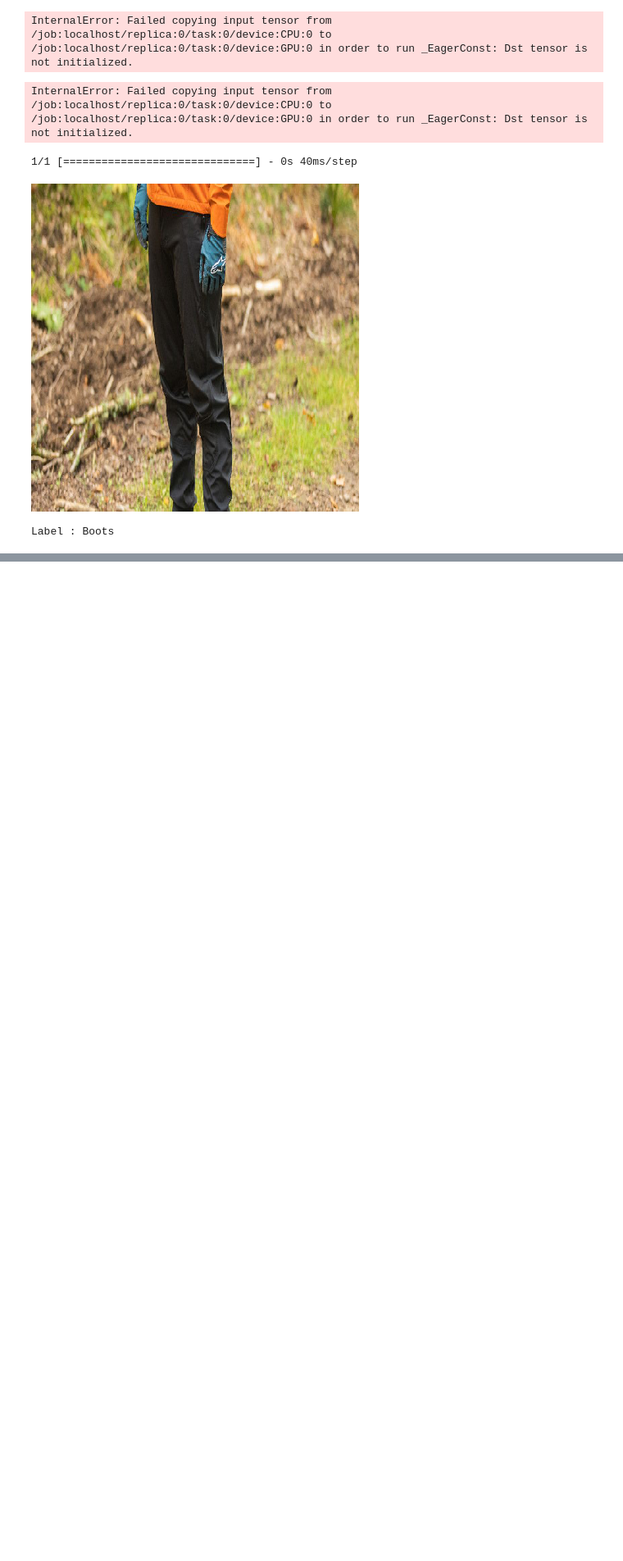
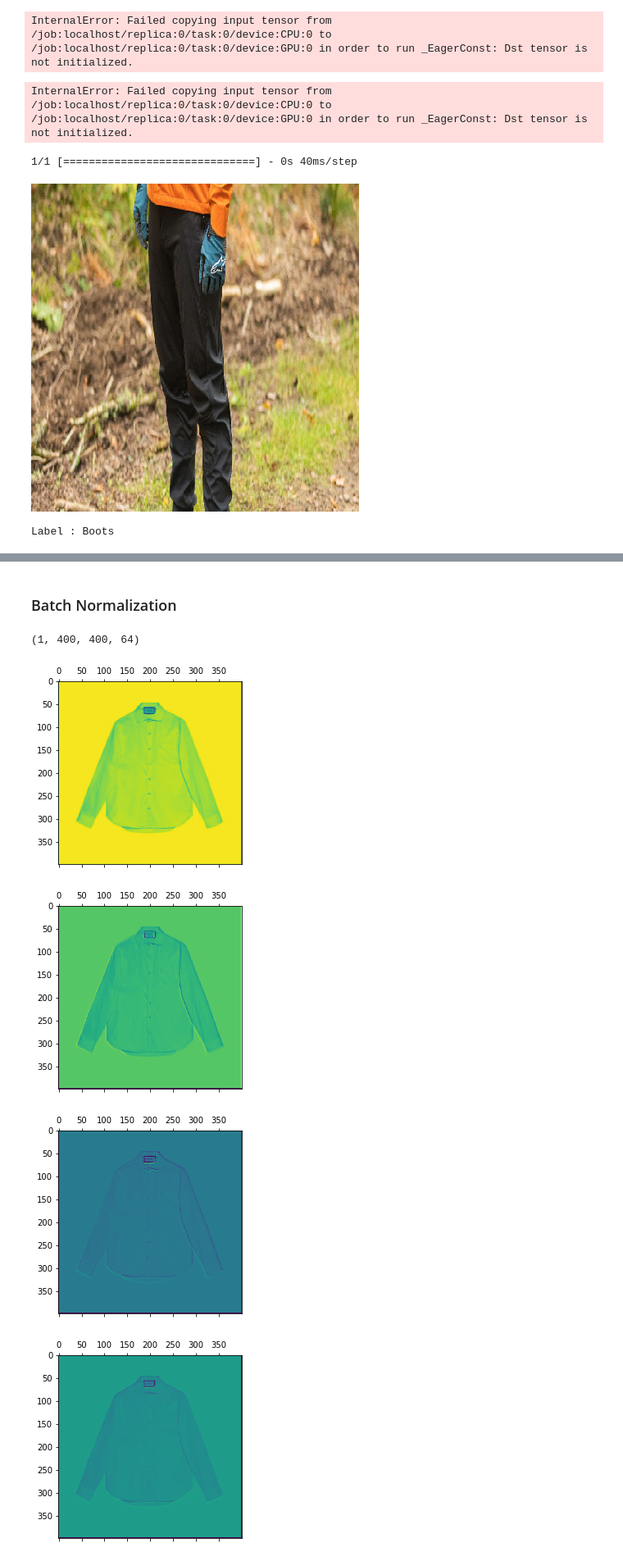
Before and after one commit to FluffHound/Fashion-Classification-DatMin, a Jupyter notebook: Model Predict.ipynb, the cells around one changed output, grey strips where cells are left out. Shown at 82% size. Cells and saved outputs as stored; diff of their text form; code cells hidden in the pictures; blank space fills up the shorter version.

```diff
--- a/Model Predict.ipynb
+++ b/Model Predict.ipynb
@@ -127,0 +213,18 @@ Label : Boots
+# %% [markdown]
+### Batch Normalization
+# %%
+second_layer_activation = activations[1]
+print(second_layer_activation.shape)
+# %% [output]
+(1, 400, 400, 64)
+# %%
+plt.matshow(second_layer_activation[0, :, :, 1], cmap ='viridis')
+plt.matshow(second_layer_activation[0, :, :, 3], cmap ='viridis')
+plt.matshow(second_layer_activation[0, :, :, 35], cmap ='viridis')
+plt.matshow(second_layer_activation[0, :, :, 13], cmap ='viridis')
+plt.show()
+# %% [output]
+[figure, added]
+[figure, added]
+[figure, added]
+[figure, added]
```
Also changed, not shown: parts of 16 cells of this notebook, 2 other files.
